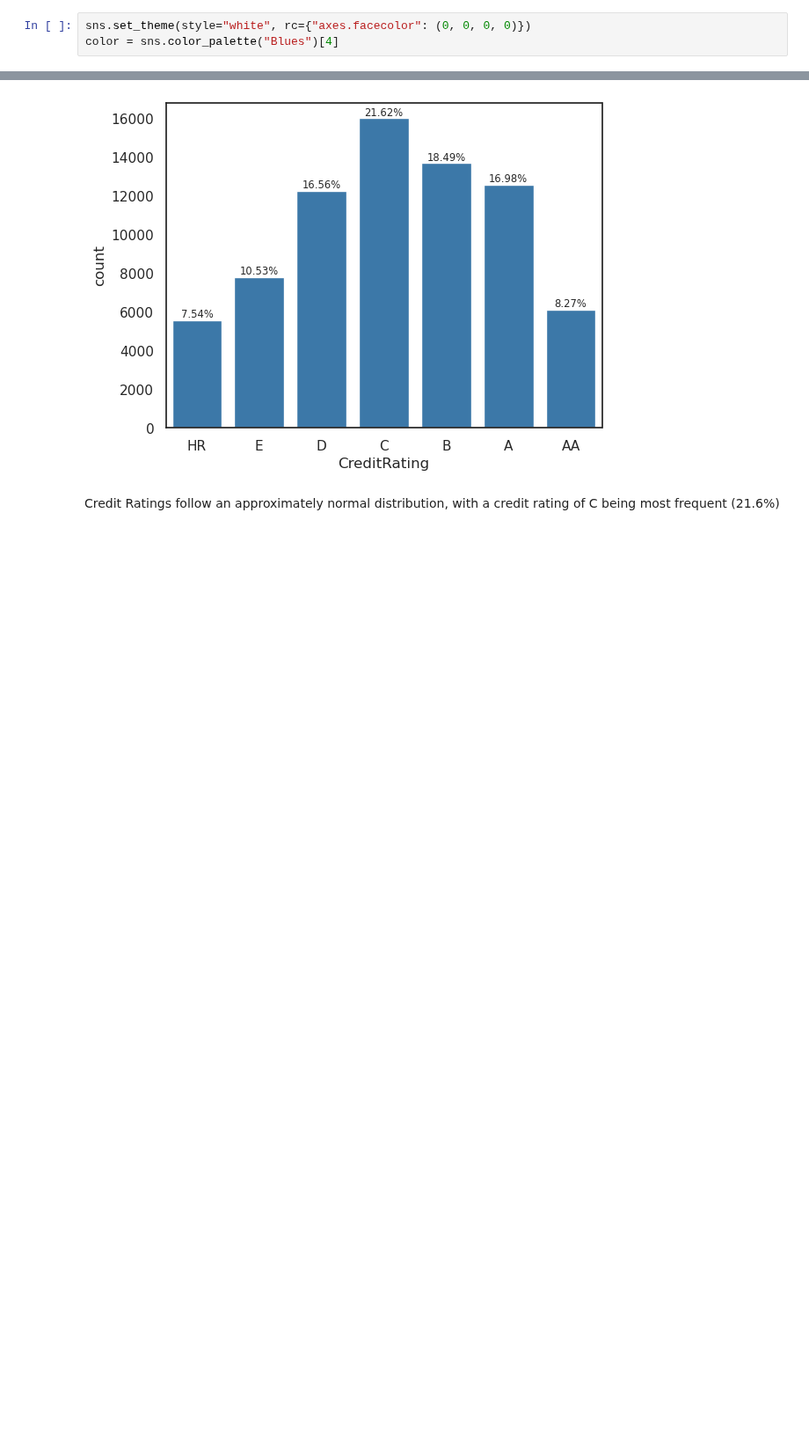
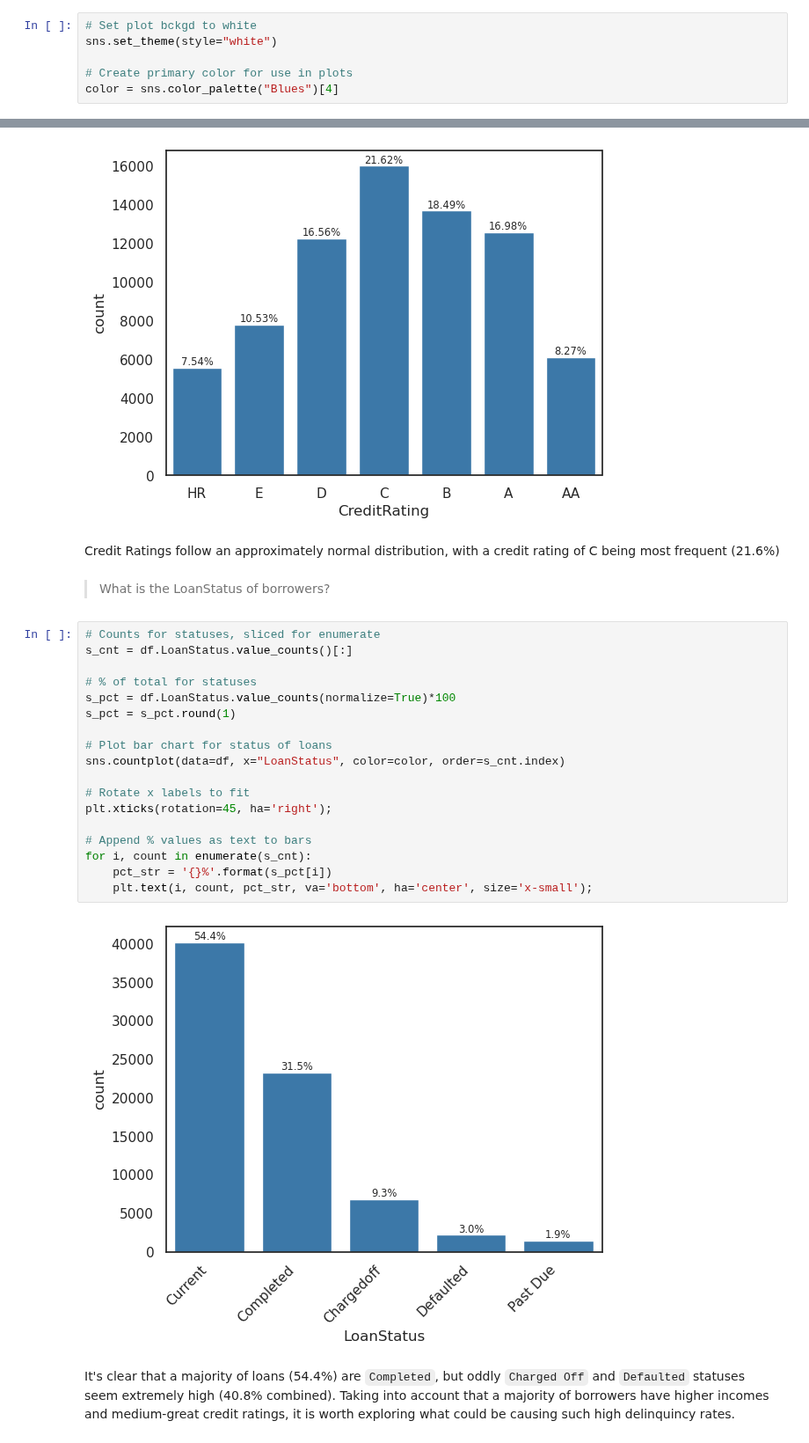
Before and after one commit to tristenwallace/prosper_loan_data_analysis, a Jupyter notebook: src/loan_analysis_explore.ipynb, the cells around one changed output, grey strips where cells are left out. Shown at 88% size. Cells and saved outputs as stored; diff of their text form; blank space fills up the shorter version.

```diff
--- a/src/loan_analysis_explore.ipynb
+++ b/src/loan_analysis_explore.ipynb
@@ -635,9 +635,12 @@ dtypes: category(2), datetime64[ns](1), float64(6), int64(5), object(6)
 memory usage: 10.3+ MB
 # %% [markdown]
 ## 5. Data Exploration
-# %%
-sns.set_theme(style="white", rc={"axes.facecolor": (0, 0, 0, 0)})
-color = sns.color_palette("Blues")[4]
+# %%
+# Set plot bckgd to white
+sns.set_theme(style="white")
+
+# Create primary color for use in plots
+color = sns.color_palette("Blues")[4]
 # %% [markdown]
 ### Univariate Analysis
 # %% [markdown]
@@ -807,3 +867,27 @@ for i, count in enumerate(cr_cnt):
 [figure]
 # %% [markdown]
 Credit Ratings follow an approximately normal distribution, with a credit rating of C being most frequent (21.6%)
+# %% [markdown]
+> What is the LoanStatus of borrowers?
+# %%
+# Counts for statuses, sliced for enumerate
+s_cnt = df.LoanStatus.value_counts()[:]
+
+# % of total for statuses
+s_pct = df.LoanStatus.value_counts(normalize=True)*100
+s_pct = s_pct.round(1)
+
+# Plot bar chart for status of loans
+sns.countplot(data=df, x="LoanStatus", color=color, order=s_cnt.index)
+
+# Rotate x labels to fit
+plt.xticks(rotation=45, ha='right');
+
+# Append % values as text to bars
+for i, count in enumerate(s_cnt):
+    pct_str = '{}%'.format(s_pct[i])
+    plt.text(i, count, pct_str, va='bottom', ha='center', size='x-small');
+# %% [output]
+[figure, added]
+# %% [markdown]
+It's clear that a majority of loans (54.4%) are `Completed`, but oddly `Charged Off` and `Defaulted` statuses seem extremely high (40.8% combined). Taking into account that a majority of borrowers have higher incomes and medium-great credit ratings, it is worth exploring what could be causing such high delinquincy rates.
```
Also changed, not shown: parts of 11 cells of this notebook, 1 other file.
